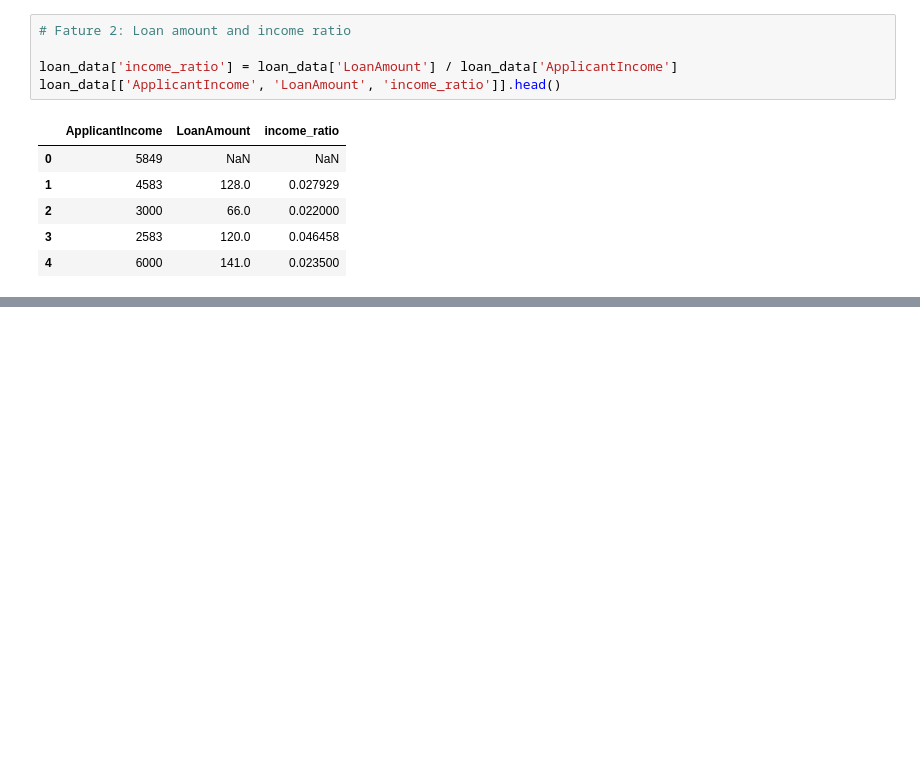
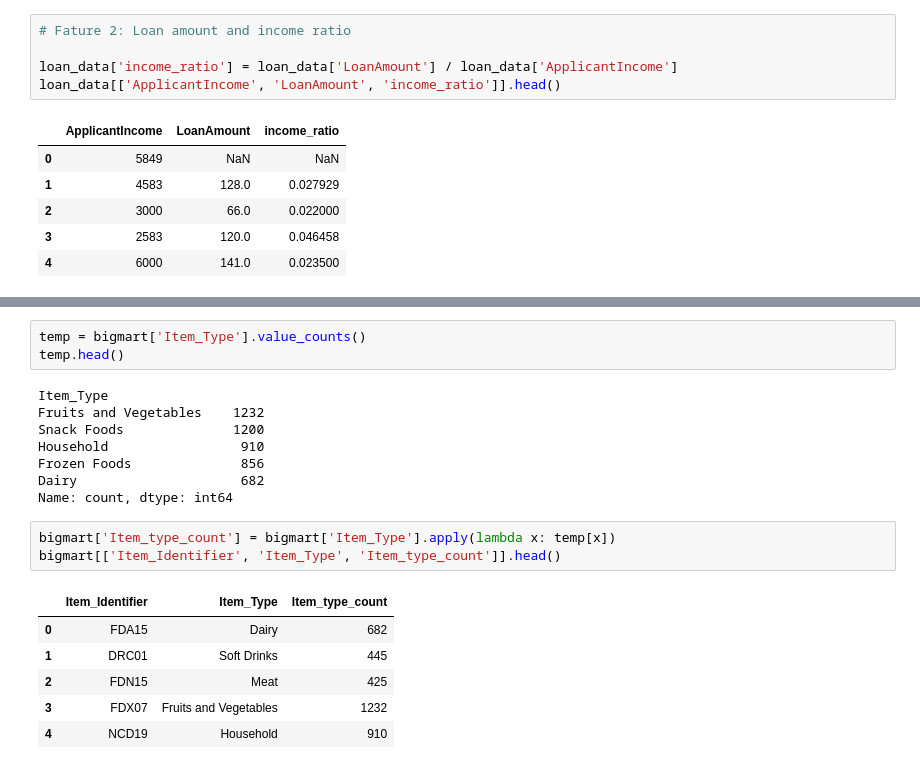
Before and after one commit to Malinda1/feature_engineering, a Jupyter notebook: feature_engineering.ipynb, the cells around one changed output, grey strips where cells are left out. Drawn from its saved outputs; the diff is of its cells as text; blank space fills up the shorter version.

```diff
--- a/feature_engineering.ipynb
+++ b/feature_engineering.ipynb
@@ -448,0 +472,21 @@ loan_data[['ApplicantIncome', 'LoanAmount', 'income_ratio']].head()
+# %%
+temp = bigmart['Item_Type'].value_counts()
+temp.head()
+# %% [output]
+Item_Type
+Fruits and Vegetables    1232
+Snack Foods              1200
+Household                 910
+Frozen Foods              856
+Dairy                     682
+Name: count, dtype: int64
+# %%
+bigmart['Item_type_count'] = bigmart['Item_Type'].apply(lambda x: temp[x])
+bigmart[['Item_Identifier', 'Item_Type', 'Item_type_count']].head()
+# %% [output]
+|  | Item_Identifier | Item_Type | Item_type_count |
+| 0 | FDA15 | Dairy | 682 |
+| 1 | DRC01 | Soft Drinks | 445 |
+| 2 | FDN15 | Meat | 425 |
+| 3 | FDX07 | Fruits and Vegetables | 1232 |
+| 4 | NCD19 | Household | 910 |
```
Also changed, not shown: parts of 2 cells of this notebook.
